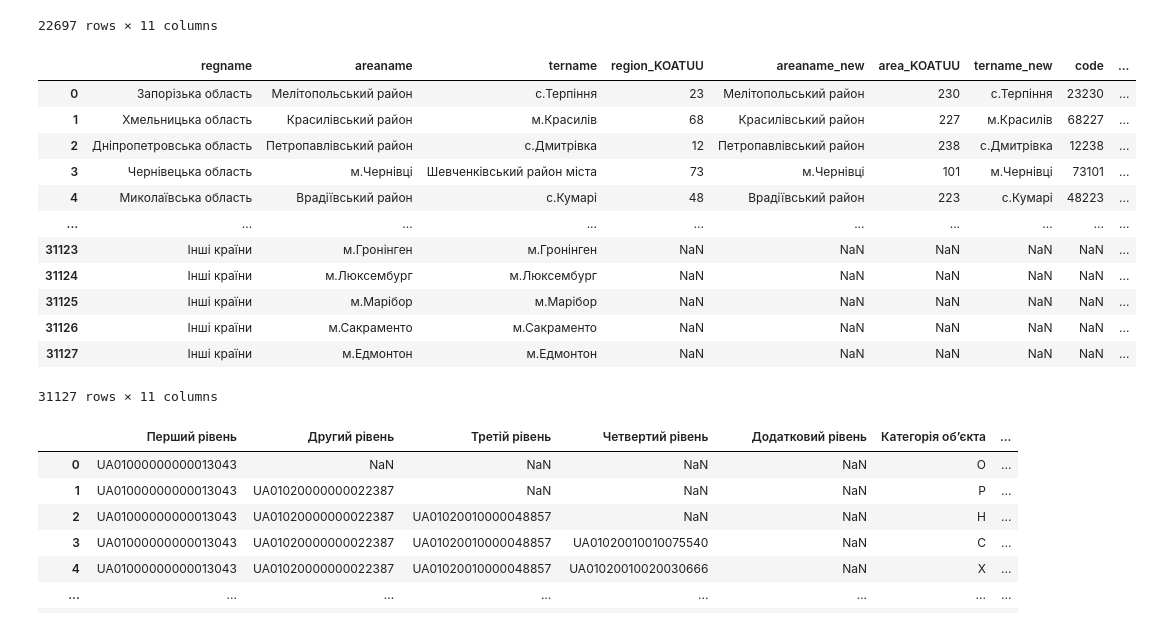
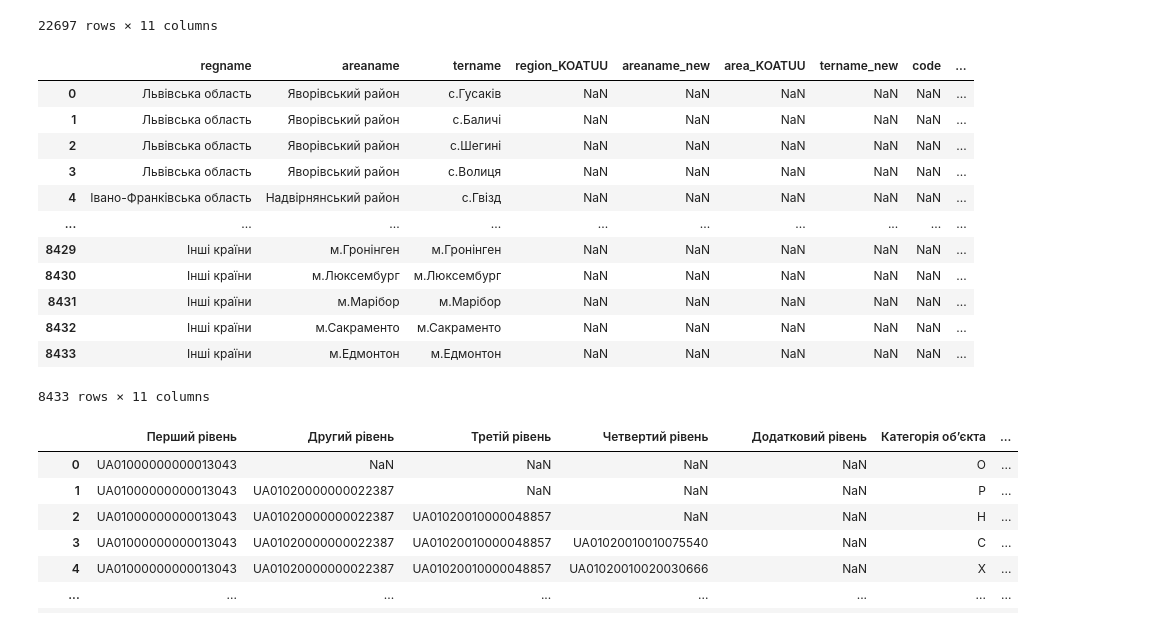
Before and after one commit to DataResponsibly/ZNO-Dataset, a Jupyter notebook: notebooks/students_level/locations.ipynb, the cells around one changed output. Drawn from its saved outputs; the diff is of its cells as text; code cells hidden in the pictures.

```diff
--- a/notebooks/students_level/locations.ipynb
+++ b/notebooks/students_level/locations.ipynb
@@ -578,36 +620,36 @@ locations_KATOTTG
 | 22696 | Чернівецька область | м.Чернівці | м.Чернівці | 73 | м.Чернівці | 101 | м.Чернівці | 73101 | ... |
 22697 rows × 11 columns
 # %%
-locations_KATOTTG23=locations_KATOTTG
+locations_KATOTTG23=pd.DataFrame(columns= locations_KATOTTG.columns)
 for typ in types:
     new_col = {typ+'regname': 'regname', typ+'areaname':'areaname', typ+'tername': 'tername'}
     temp_data = dataset_2022.loc[:,new_col.keys()]
     temp_data.loc[:, ['region_KOATUU', 'areaname_new',
        'area_KOATUU', 'tername_new', 'code', 'local_KOATUU', 'KOATUU_2020',
        'KATOTTG_2023']] = np.nan
     temp_data.rename(columns=new_col, inplace=True)
     locations_KATOTTG23 = pd.concat([locations_KATOTTG23, temp_data], ignore_index=True)
 
 locations_KATOTTG23.drop_duplicates(inplace=True)
 locations_KATOTTG23.reset_index(drop=True, inplace=True)
 #when student doesn't take the test the corresponding location is NaN
 #we drop these rows
 locations_KATOTTG23.dropna(how = 'all', inplace=True)
 locations_KATOTTG23
 # %% [output]
 |  | regname | areaname | tername | region_KOATUU | areaname_new | area_KOATUU | tername_new | code | ... |
-| 0 | Запорізька область | Мелітопольський район | с.Терпіння | 23 | Мелітопольський район | 230 | с.Терпіння | 23230 | ... |
-| 1 | Хмельницька область | Красилівський район | м.Красилів | 68 | Красилівський район | 227 | м.Красилів | 68227 | ... |
-| 2 | Дніпропетровська область | Петропавлівський район | с.Дмитрівка | 12 | Петропавлівський район | 238 | с.Дмитрівка | 12238 | ... |
-| 3 | Чернівецька область | м.Чернівці | Шевченківський район міста | 73 | м.Чернівці | 101 | м.Чернівці | 73101 | ... |
-| 4 | Миколаївська область | Врадіївський район | с.Кумарі | 48 | Врадіївський район | 223 | с.Кумарі | 48223 | ... |
+| 0 | Львівська область | Яворівський район | с.Гусаків | NaN | NaN | NaN | NaN | NaN | ... |
+| 1 | Львівська область | Яворівський район | с.Баличі | NaN | NaN | NaN | NaN | NaN | ... |
+| 2 | Львівська область | Яворівський район | с.Шегині | NaN | NaN | NaN | NaN | NaN | ... |
+| 3 | Львівська область | Яворівський район | с.Волиця | NaN | NaN | NaN | NaN | NaN | ... |
+| 4 | Івано-Франківська область | Надвірнянський район | с.Гвізд | NaN | NaN | NaN | NaN | NaN | ... |
 | ... | ... | ... | ... | ... | ... | ... | ... | ... | ... |
-| 31123 | Інші країни | м.Гронінген | м.Гронінген | NaN | NaN | NaN | NaN | NaN | ... |
-| 31124 | Інші країни | м.Люксембург | м.Люксембург | NaN | NaN | NaN | NaN | NaN | ... |
-| 31125 | Інші країни | м.Марібор | м.Марібор | NaN | NaN | NaN | NaN | NaN | ... |
-| 31126 | Інші країни | м.Сакраменто | м.Сакраменто | NaN | NaN | NaN | NaN | NaN | ... |
-| 31127 | Інші країни | м.Едмонтон | м.Едмонтон | NaN | NaN | NaN | NaN | NaN | ... |
+| 8429 | Інші країни | м.Гронінген | м.Гронінген | NaN | NaN | NaN | NaN | NaN | ... |
+| 8430 | Інші країни | м.Люксембург | м.Люксембург | NaN | NaN | NaN | NaN | NaN | ... |
+| 8431 | Інші країни | м.Марібор | м.Марібор | NaN | NaN | NaN | NaN | NaN | ... |
+| 8432 | Інші країни | м.Сакраменто | м.Сакраменто | NaN | NaN | NaN | NaN | NaN | ... |
+| 8433 | Інші країни | м.Едмонтон | м.Едмонтон | NaN | NaN | NaN | NaN | NaN | ... |
-31127 rows × 11 columns
+8433 rows × 11 columns
 # %%
 code2022 = pd.read_excel('Codifiers2022.xlsx',  dtype=str, skiprows=2,skipfooter=3)
 code2022
```
Also changed, not shown: parts of 62 cells of this notebook.
